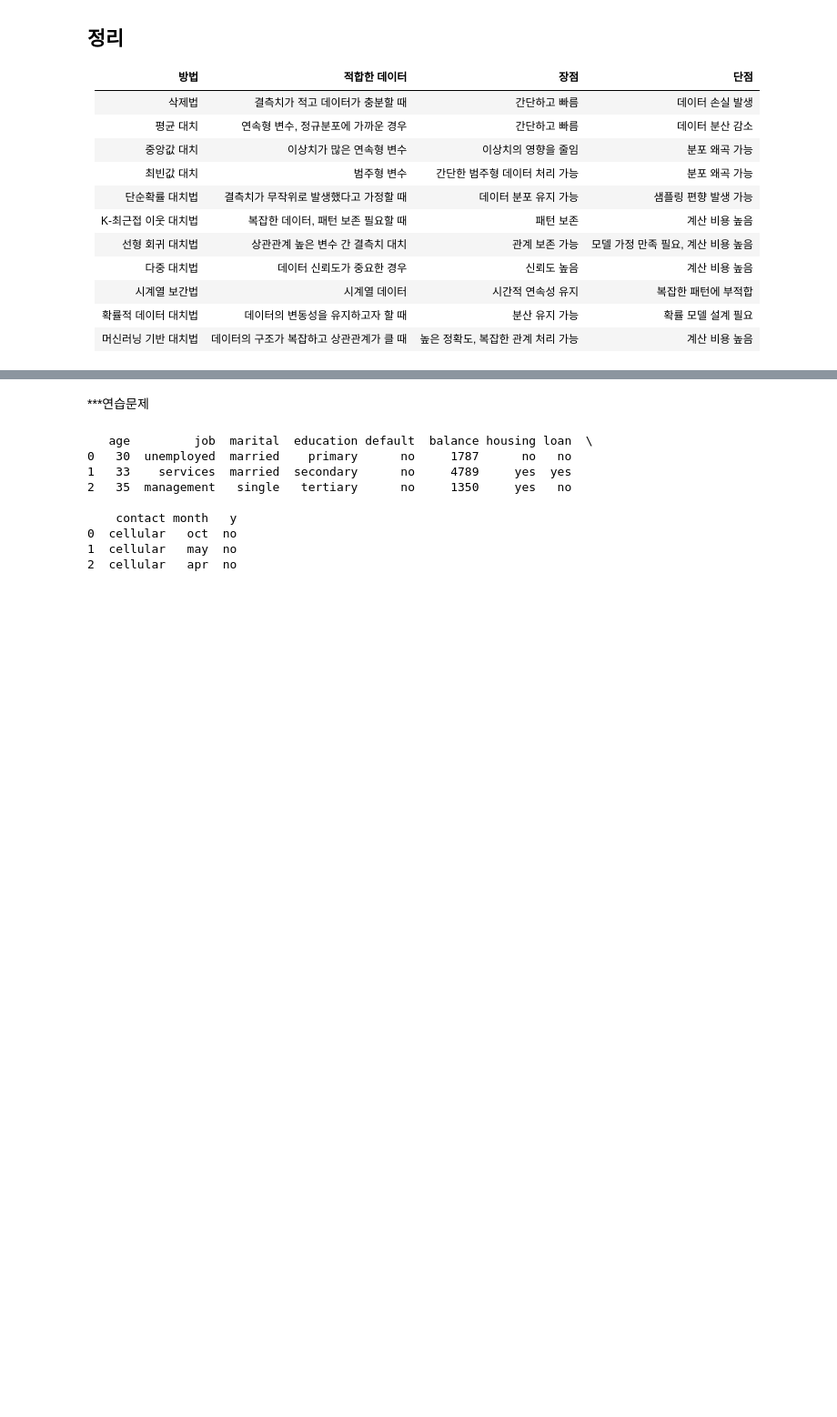
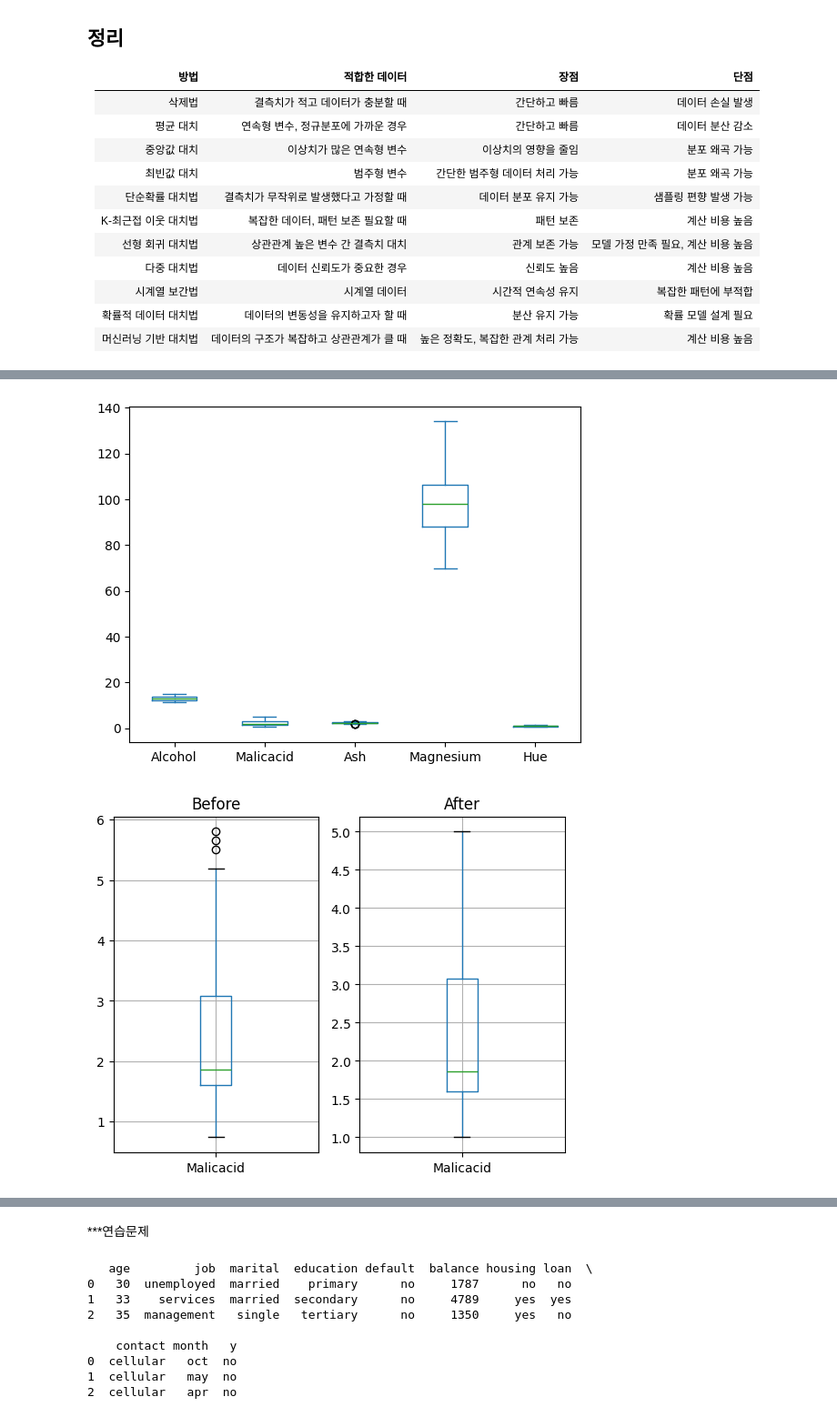
Before and after one commit to doeungim/ADP_DE2, a Jupyter notebook: 1.표본,분할,교차,전처리.ipynb, the cells around one changed output, grey strips where cells are left out. Shown at 91% size. Saved outputs shown, nothing was run; the diff lists cells and outputs as text; code cells hidden in the pictures; blank space fills up the shorter version.

```diff
--- a/1.표본,분할,교차,전처리.ipynb
+++ b/1.표본,분할,교차,전처리.ipynb
@@ -588 +599,29 @@ df['Alcohol'] = df['Alcohol'].apply(
+# %%
+from pandas import read_csv
+wine = read_csv('https://raw.githubusercontent.com/algoboni/pythoncodebook1-1/main/2-1_wine.csv', index_col=0).filter(['Alcohol', 'Malicacid', 'Ash', 'Magnesium', 'Hue']) #일부 특징만 사용
+
+# 1) 이상치 iqr
+def outlier_remove(df) :
+    for col in df.columns :
+        iqr = np.quantile(df[col], 0.75) - np.quantile(df[col], 0.25)
+        upper = np.quantile(df[col], 0.75) + 1.5 * iqr
+        lower = np.quantile(df[col], 0.25) - 1.5 * iqr
+
+        df = df[(df[col] >= lower) &(df[col] < upper)]
+    return df
+
+df2 = outlier_remove(wine)
+df2.plot(kind = 'box')
+
+
+# 2) Cliping
+df3 = wine[['Malicacid']].clip(1,5)
+fig, axes = plt.subplots(1,2)
+for data, ax, title in zip([wine[['Malicacid']], df3], axes , ['Before','After']) :
+    data.boxplot(ax=ax)
+    ax.set_title(title)
+plt.show()
+# %% [output]
+[figure, added]
+[figure, added]
 # %% [markdown]
```
Also changed, not shown: parts of 8 cells of this notebook.
